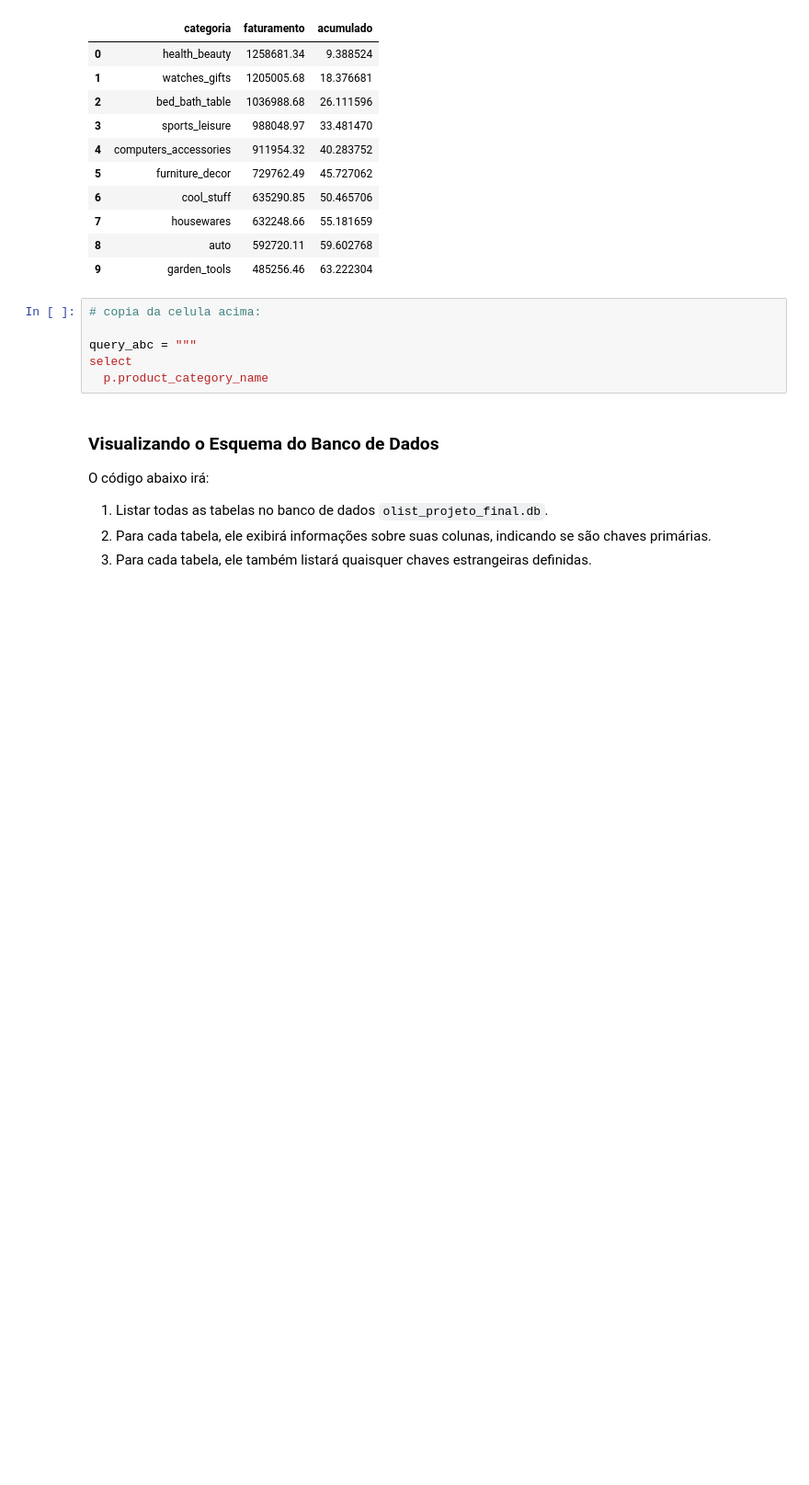
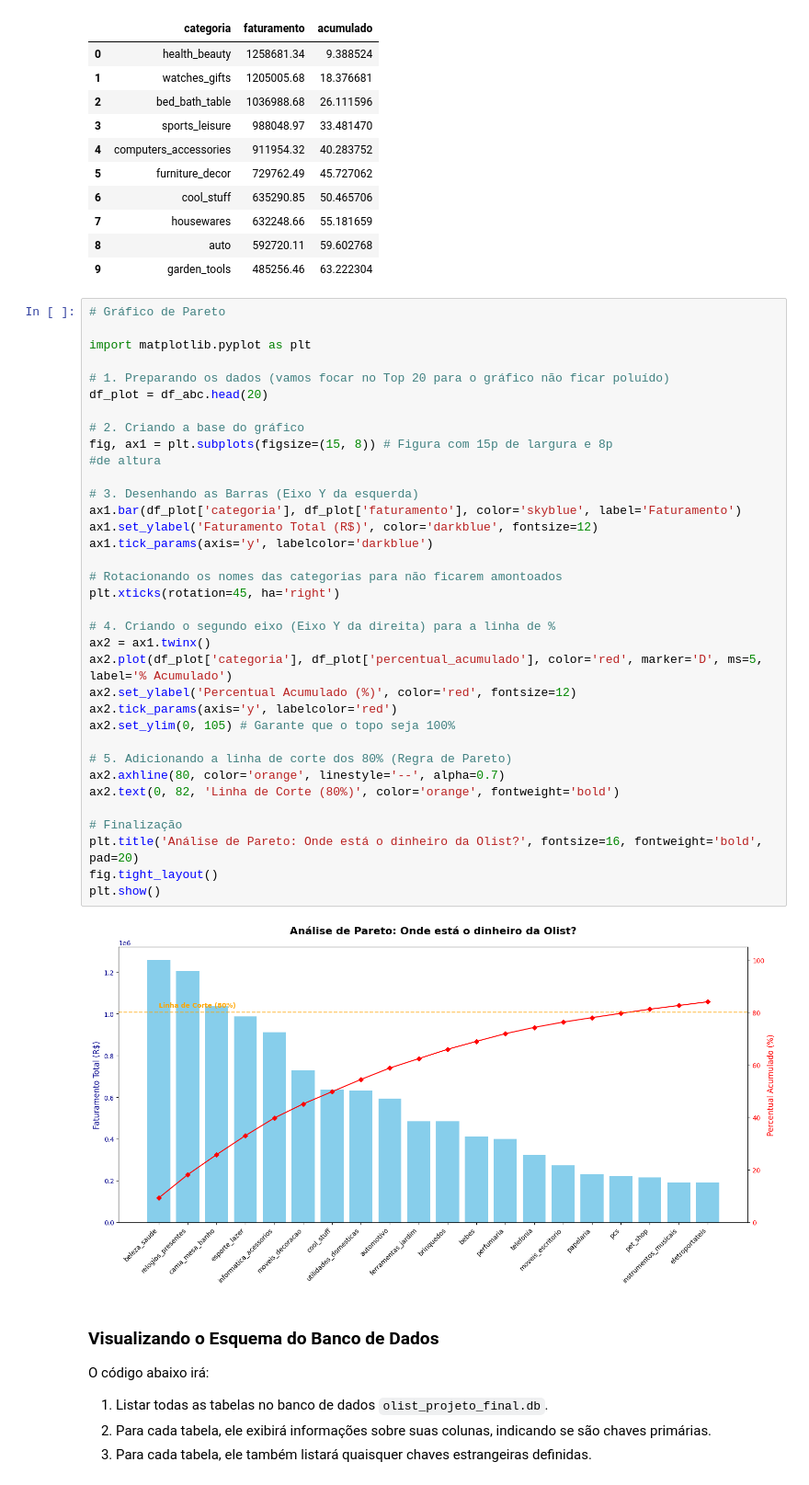
Before and after one commit to Victor-techh/solutions-data-analysis, a Jupyter notebook: olist/Analise_Estrategica_Olist.ipynb, the cells around one changed output. Shown at 92% size. Saved outputs shown, nothing was run; the diff lists cells and outputs as text; blank space fills up the shorter version.

Commit message:
Adiciona representação visual da Curva ABC via Gráfico de Pareto

```diff
--- a/olist/Analise_Estrategica_Olist.ipynb
+++ b/olist/Analise_Estrategica_Olist.ipynb
@@ -289,12 +289,43 @@ df_vendas_final.head(10)
 | 7 | housewares | 632248.66 | 55.181659 |
 | 8 | auto | 592720.11 | 59.602768 |
 | 9 | garden_tools | 485256.46 | 63.222304 |
-# %%
-# copia da celula acima:
-
-query_abc = """
-select
-  p.product_category_name
+# %%
+# Gráfico de Pareto
+
+import matplotlib.pyplot as plt
+
+# 1. Preparando os dados (vamos focar no Top 20 para o gráfico não ficar poluído)
+df_plot = df_abc.head(20)
+
+# 2. Criando a base do gráfico
+fig, ax1 = plt.subplots(figsize=(15, 8)) # Figura com 15p de largura e 8p
+#de altura
+
+# 3. Desenhando as Barras (Eixo Y da esquerda)
+ax1.bar(df_plot['categoria'], df_plot['faturamento'], color='skyblue', label='Faturamento')
+ax1.set_ylabel('Faturamento Total (R$)', color='darkblue', fontsize=12)
+ax1.tick_params(axis='y', labelcolor='darkblue')
+
+# Rotacionando os nomes das categorias para não ficarem amontoados
+plt.xticks(rotation=45, ha='right')
+
+# 4. Criando o segundo eixo (Eixo Y da direita) para a linha de %
+ax2 = ax1.twinx()
+ax2.plot(df_plot['categoria'], df_plot['percentual_acumulado'], color='red', marker='D', ms=5, label='% Acumulado')
+ax2.set_ylabel('Percentual Acumulado (%)', color='red', fontsize=12)
+ax2.tick_params(axis='y', labelcolor='red')
+ax2.set_ylim(0, 105) # Garante que o topo seja 100%
+
+# 5. Adicionando a linha de corte dos 80% (Regra de Pareto)
+ax2.axhline(80, color='orange', linestyle='--', alpha=0.7)
+ax2.text(0, 82, 'Linha de Corte (80%)', color='orange', fontweight='bold')
+
+# Finalização
+plt.title('Análise de Pareto: Onde está o dinheiro da Olist?', fontsize=16, fontweight='bold', pad=20)
+fig.tight_layout()
+plt.show()
+# %% [output]
+[figure, added]
 # %% [markdown]
 ### Visualizando o Esquema do Banco de Dados
 
```
Also changed, not shown: parts of 3 cells of this notebook.
